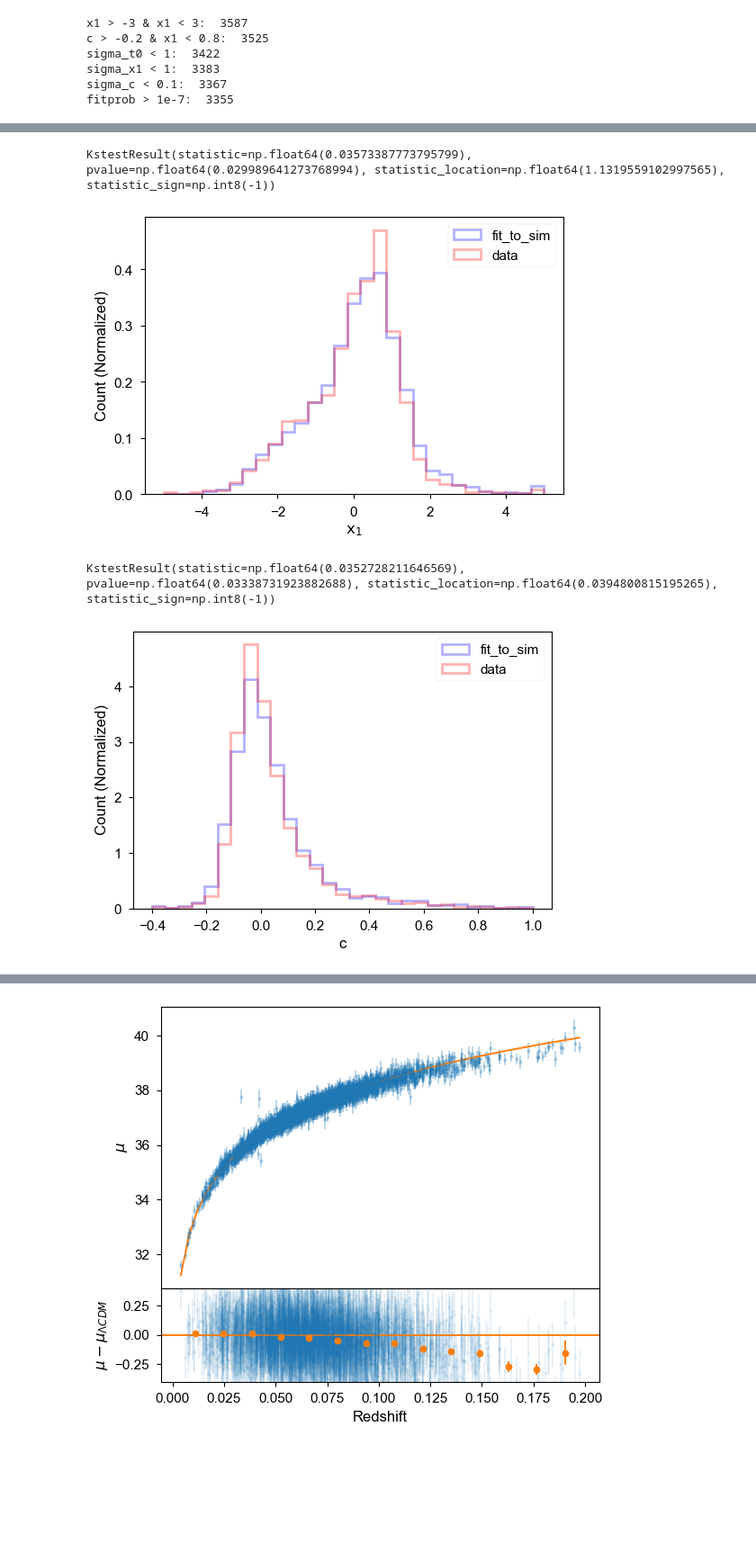
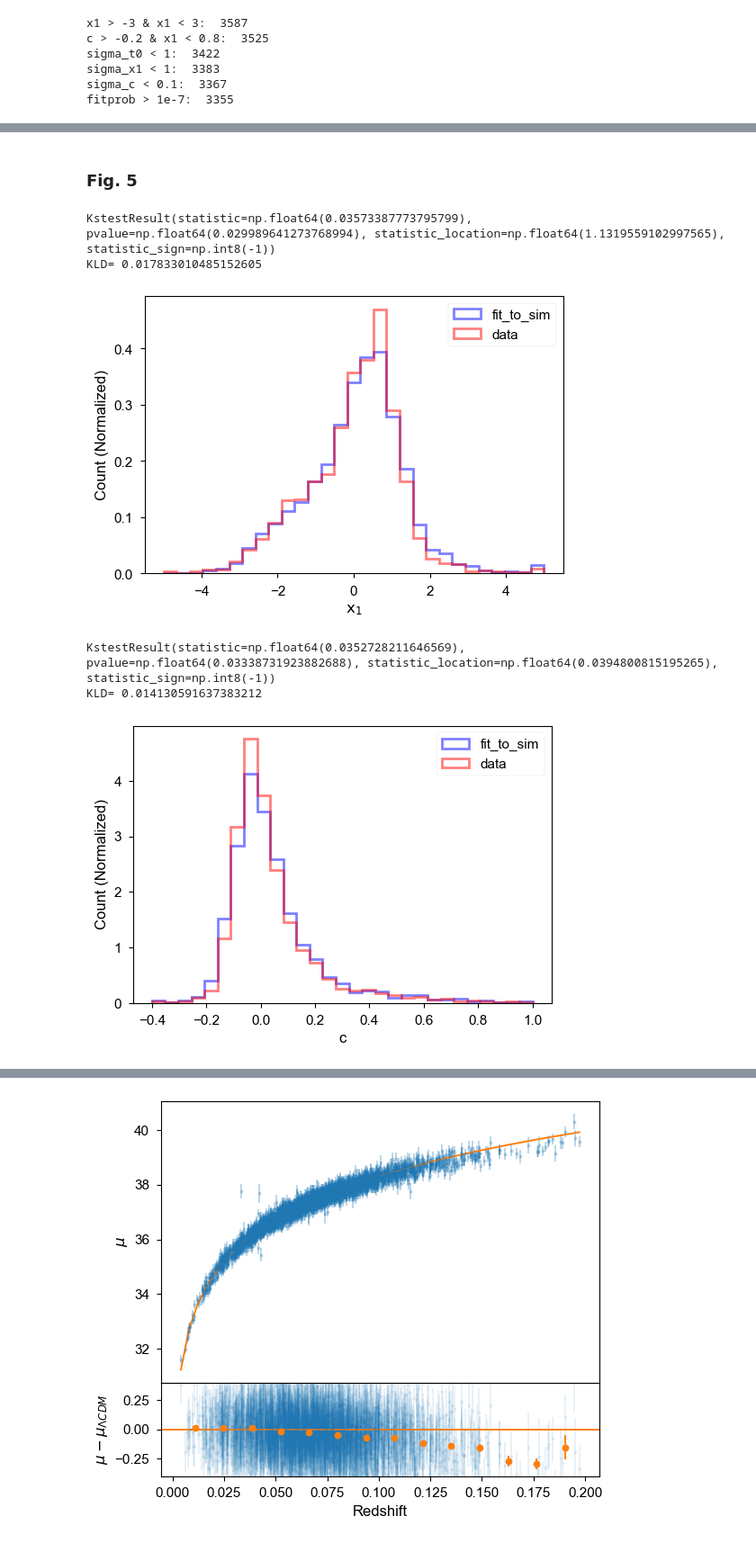
Before and after one commit to mi-dai/lightcurvelynx_ztf_sims, a Jupyter notebook: ZTF_snia-paper-plots.ipynb, the cells around one changed output, grey strips where cells are left out. Shown at 90% size. Drawn from its saved outputs; the diff is of its cells as text; code cells hidden in the pictures; blank space fills up the shorter version.

Commit message:
cleaned up the paper plot notebook

```diff
--- a/ZTF_snia-paper-plots.ipynb
+++ b/ZTF_snia-paper-plots.ipynb
@@ -784,0 +260,2 @@ Text(0.5, 1.0, 'log(x0)-log(sim_x0)')
+# %% [markdown]
+### Fig. 5
@@ -785,22 +264,32 @@ Text(0.5, 1.0, 'log(x0)-log(sim_x0)')
 # %%
 bins=np.linspace(-5,5,30)
 # idx = saltpar_cuts
 # data_idx = (data.fitquality_flag == True) & (data.lccoverage_flag == True) & ~data.x1.isna()
 idx = np.full(len(result_df), True, dtype=bool)
 data_idx = (data.lccoverage_flag == True) & ~data.x1.isna()
 
-plt.hist(result_df[idx].x1,bins=bins,density=True,label='fit_to_sim',histtype = 'step',lw = 2, color='blue',alpha=0.3)
-plt.hist(data[data_idx].x1,bins=bins,density=True,label='data',histtype = 'step',lw = 2, color='red',alpha=0.3)
+plt.hist(result_df[idx].x1,bins=bins,density=True,label='fit_to_sim',histtype = 'step',lw = 2,
+         color='blue',alpha=0.5)
+plt.hist(data[data_idx].x1,bins=bins,density=True,label='data',histtype = 'step',lw = 2,
+         color='red',alpha=0.5)
 plt.legend()
 plt.xlabel(r'$\mathrm{x_1}$')
 plt.ylabel('Count (Normalized)')
 
 ks = stats.ks_2samp(result_df[idx].x1,data[data_idx].x1)
 print(ks)
+
+p1,_ = np.histogram(result_df[idx].x1,bins=bins,density=True)
+p2,_ = np.histogram(data[data_idx].x1,bins=bins,density=True)
+p1 = np.clip(p1, 1.e-8, None)
+p2 = np.clip(p2, 1.e-8, None)
+print("KLD=",stats.entropy(p1,p2))
+
 plt.savefig('paper_figs/x1_distr.png')
 # %% [output]
 KstestResult(statistic=np.float64(0.03573387773795799), pvalue=np.float64(0.029989641273768994), statistic_location=np.float64(1.1319559102997565), statistic_sign=np.int8(-1))
+KLD= 0.017833010485152605
-[figure, old version]
+[figure, new version]
 # %%
 bins=np.linspace(-0.4,1,30)
 # idx = saltpar_cuts
@@ -808,8 +297,10 @@ bins=np.linspace(-0.4,1,30)
 idx = np.full(len(result_df), True, dtype=bool)
 data_idx = (data.lccoverage_flag == True) & ~data.x1.isna()
 
-plt.hist(result_df[idx].c,bins=bins,density=True,label='fit_to_sim',histtype = 'step',lw = 2, color='blue',alpha=0.3)
-plt.hist(data[data_idx].c,bins=bins,density=True,label='data',histtype = 'step',lw = 2, color='red',alpha=0.3)
+plt.hist(result_df[idx].c,bins=bins,density=True,label='fit_to_sim',histtype = 'step',lw = 2,
+         color='blue',alpha=0.5)
+plt.hist(data[data_idx].c,bins=bins,density=True,label='data',histtype = 'step',lw = 2,
+         color='red',alpha=0.5)
 plt.legend()
 # plt.title('c')
 plt.xlabel('c')
@@ -817,7 +308,15 @@ plt.ylabel('Count (Normalized)')
 
 ks = stats.ks_2samp(result_df[idx].c,data[data_idx].c)
 print(ks)
+
+p1,_ = np.histogram(result_df[idx].c,bins=bins,density=True)
+p2,_ = np.histogram(data[data_idx].c,bins=bins,density=True)
+p1 = np.clip(p1, 1.e-8, None)
+p2 = np.clip(p2, 1.e-8, None)
+print("KLD=",stats.entropy(p1,p2))
+
 plt.savefig('paper_figs/c_distr.png')
 # %% [output]
 KstestResult(statistic=np.float64(0.0352728211646569), pvalue=np.float64(0.03338731923882688), statistic_location=np.float64(0.0394800815195265), statistic_sign=np.int8(-1))
+KLD= 0.014130591637383212
-[figure, old version]
+[figure, new version]
```
Also changed, not shown: parts of 69 cells of this notebook, 2 other files.
